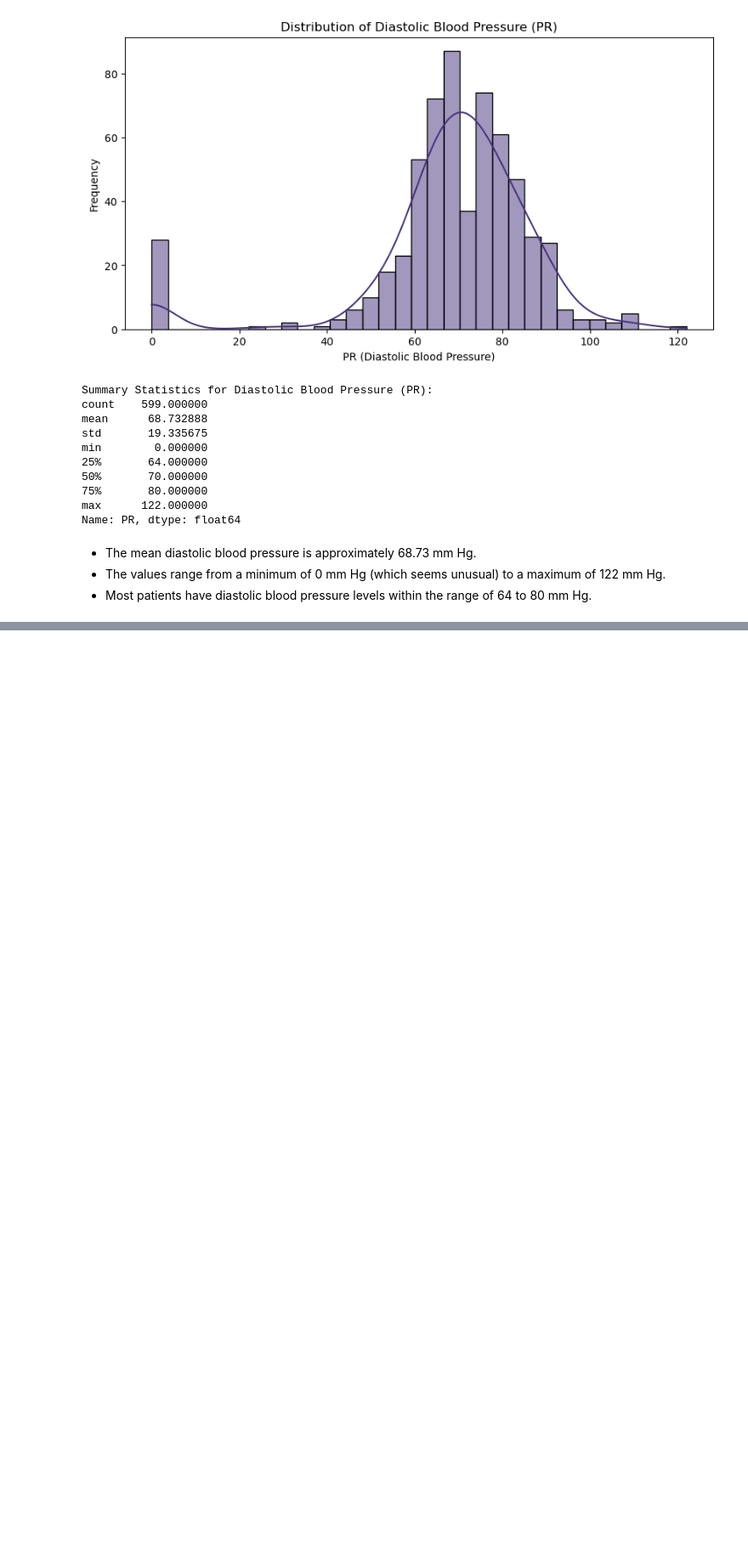
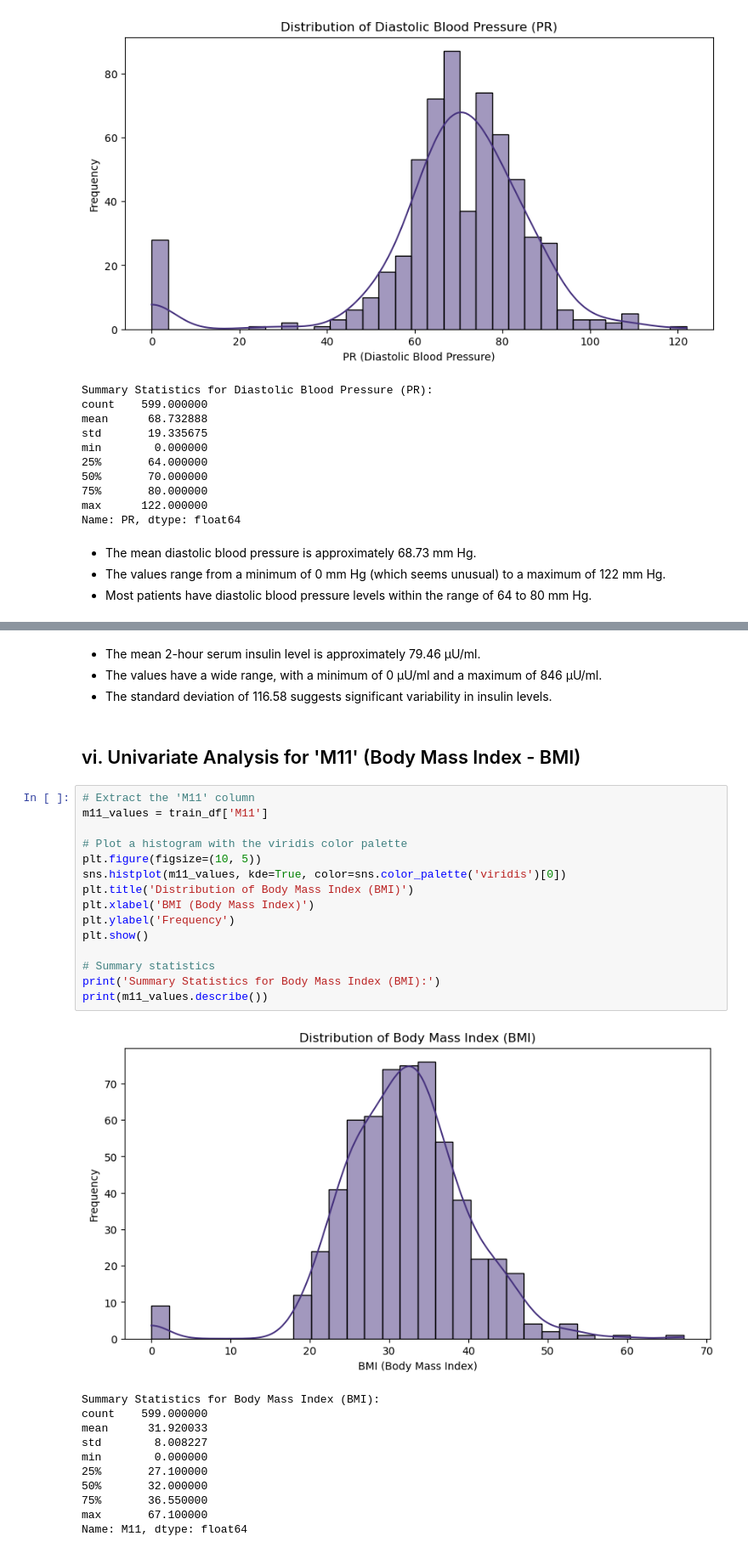
Before and after one commit to rasmodev/Sepsis-Classification-ML-Project-with-FastAPI-Deployment, a Jupyter notebook: Sepsis_ML_Prediction_&_Deployment_With_FastAPI.ipynb, the cells around one changed output, grey strips where cells are left out. Shown at 85% size. Cells and saved outputs as stored; diff of their text form; blank space fills up the shorter version.

```diff
--- a/Sepsis_ML_Prediction_&_Deployment_With_FastAPI.ipynb
+++ b/Sepsis_ML_Prediction_&_Deployment_With_FastAPI.ipynb
@@ -418,0 +441,33 @@ ix. Insurance:
+# %% [markdown]
+- The mean 2-hour serum insulin level is approximately 79.46 μU/ml.
+- The values have a wide range, with a minimum of 0 μU/ml and a maximum of 846 μU/ml.
+- The standard deviation of 116.58 suggests significant variability in insulin levels.
+# %% [markdown]
+## vi. Univariate Analysis for 'M11' (Body Mass Index - BMI)
+# %%
+# Extract the 'M11' column
+m11_values = train_df['M11']
+
+# Plot a histogram with the viridis color palette
+plt.figure(figsize=(10, 5))
+sns.histplot(m11_values, kde=True, color=sns.color_palette('viridis')[0])
+plt.title('Distribution of Body Mass Index (BMI)')
+plt.xlabel('BMI (Body Mass Index)')
+plt.ylabel('Frequency')
+plt.show()
+
+# Summary statistics
+print('Summary Statistics for Body Mass Index (BMI):')
+print(m11_values.describe())
+# %% [output]
+[figure, added]
+Summary Statistics for Body Mass Index (BMI):
+count    599.000000
+mean      31.920033
+std        8.008227
+min        0.000000
+25%       27.100000
+50%       32.000000
+75%       36.550000
+max       67.100000
+Name: M11, dtype: float64
```
Also changed, not shown: parts of 16 cells of this notebook.
